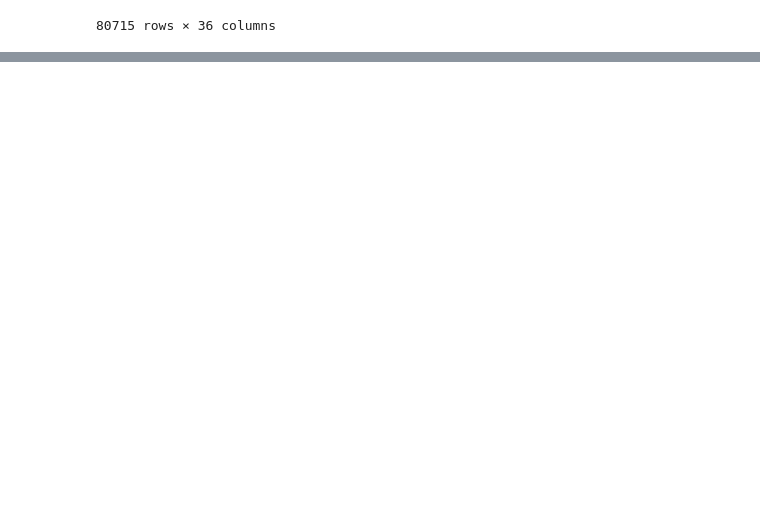
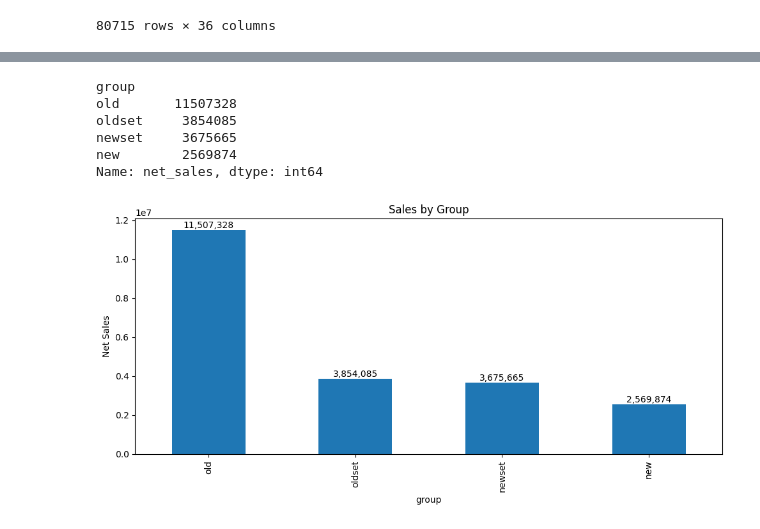
Before and after one commit to bugsotim/INTERNSHIP_CN_2026, a Jupyter notebook: shopee.ipynb, the cells around one changed output, grey strips where cells are left out. Cells and saved outputs as stored; diff of their text form; code cells hidden in the pictures; blank space fills up the shorter version.

```diff
--- a/shopee.ipynb
+++ b/shopee.ipynb
@@ -1727,0 +2195,19 @@ NameError: name 'newset_products' is not defined
+# %%
+products_to_categorize_as_oldset_2026_user_request = [
+    '[แพ็คสุดคุ้ม 2 Box ] รองพื้นซองเจ้านางสูตร Radiance - Chaonang Radiance Skin Foundation SPF30 PA+++',
+    '[หมดอายุ 12/2026] [แพ็ค 2 ตลับ สุดคุ้ม] คุชชั่นเจ้านาง (15ก.) - Chaonang Glowy Cushion SPF30 PA+++ 15g.',
+    '[หมดอายุ 12/2026] [แพ็คสุดคุ้ม 3 ตลับ] คุชชั่นเจ้านาง - Chaonang glowy cushion spf30 pa+++'
+]
+
+# Ensure 'วันที่ทำการสั่งซื้อ' is a datetime object
+merged_df['วันที่ทำการสั่งซื้อ'] = pd.to_datetime(merged_df['วันที่ทำการสั่งซื้อ'], errors='coerce')
+
+# Create a mask for rows that are in 2026 and match the specified products
+is_2026 = (merged_df['วันที่ทำการสั่งซื้อ'].dt.year == 2026)
+matches_products_2026_oldset_user_request = merged_df['ชื่อสินค้า'].isin(products_to_categorize_as_oldset_2026_user_request)
+
+# Apply the 'oldset' categorization to the 'group' column for matching rows
+merged_df.loc[is_2026 & matches_products_2026_oldset_user_request, 'group'] = 'oldset'
+
+print("Updated 'group' column for specified 2026 products (oldset category):")
+print(merged_df['group'].value_counts(dropna=False))
@@ -1727,0 +2424,37 @@ NameError: name 'newset_products' is not defined
+# %%
+import matplotlib.pyplot as plt
+
+# =========================================
+# 1. SALES BY GROUP
+# =========================================
+
+group_sales = (
+    df.groupby('group')['net_sales']
+    .sum()
+    .sort_values(ascending=False)
+)
+
+print(group_sales)
+
+fig, ax = plt.subplots(figsize=(10,5))
+bars = group_sales.plot(
+    kind='bar',
+    ax=ax
+)
+
+plt.title('Sales by Group')
+plt.ylabel('Net Sales')
+
+# Add numerical labels on top of the bars
+ax.bar_label(bars.containers[0], fmt='{:,.0f}')
+
+plt.tight_layout()
+plt.show()
+# %% [output]
+group
+old       11507328
+oldset     3854085
+newset     3675665
+new        2569874
+Name: net_sales, dtype: int64
+[figure, added]
```
Also changed, not shown: parts of 67 cells of this notebook.
